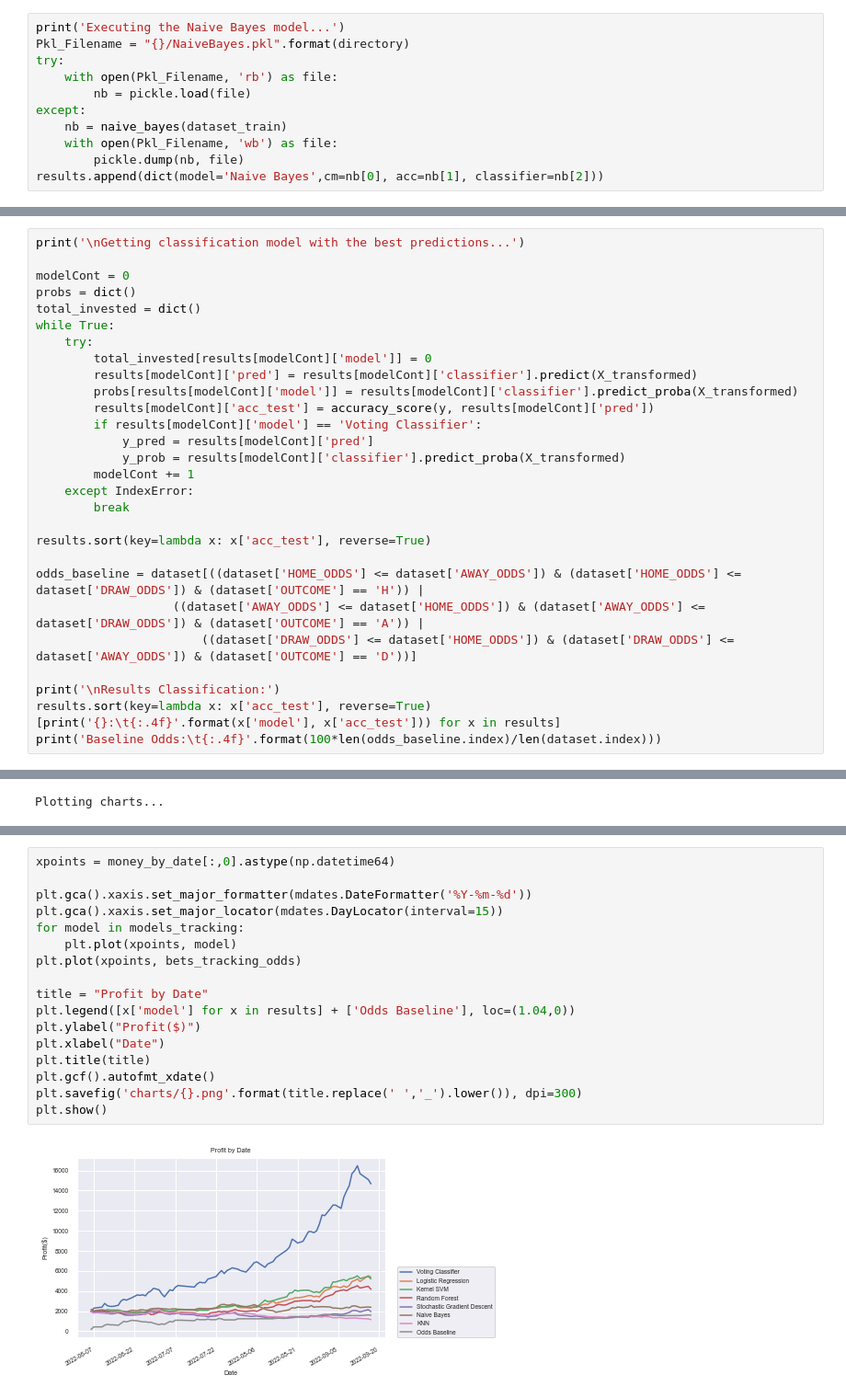
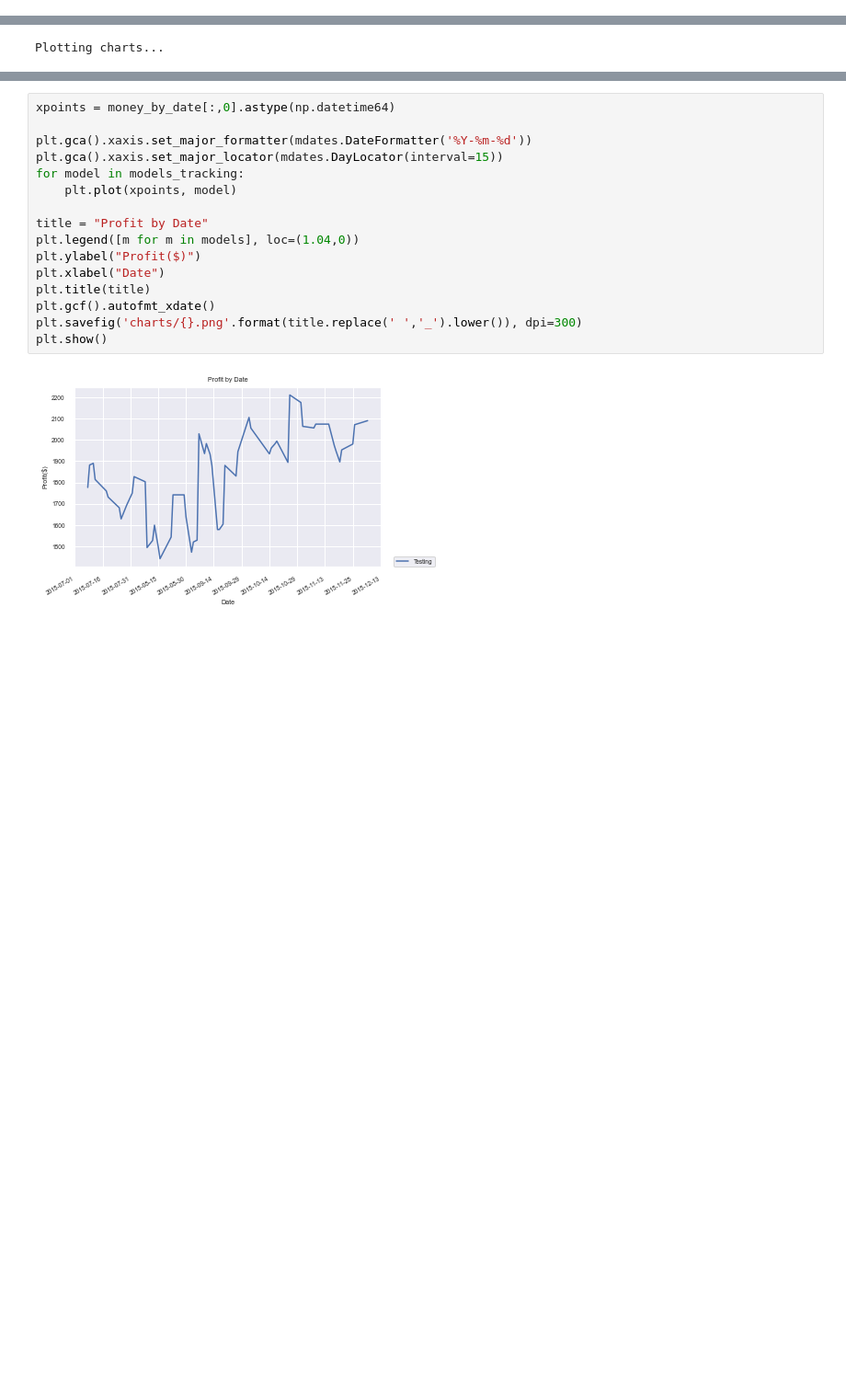
Before and after one commit to caiomelo22/football-predictor, a Jupyter notebook: predictor.ipynb, the cells around one changed output, grey strips where cells are left out. Shown at 92% size. Drawn from its saved outputs; the diff is of its cells as text; blank space fills up the shorter version.

Commit message:
Initial commit to the changes in the way models are built

```diff
--- a/predictor.ipynb
+++ b/predictor.ipynb
@@ -199,11 +130,0 @@ Executing the Kernel SVM model...
-# %%
-print('Executing the Naive Bayes model...')
-Pkl_Filename = "{}/NaiveBayes.pkl".format(directory)
-try:
-    with open(Pkl_Filename, 'rb') as file:
-        nb = pickle.load(file)
-except:
-    nb = naive_bayes(dataset_train)
-    with open(Pkl_Filename, 'wb') as file:
-        pickle.dump(nb, file)
-results.append(dict(model='Naive Bayes',cm=nb[0], acc=nb[1], classifier=nb[2]))
@@ -278,29 +201,0 @@ X_transformed = sc_train.transform(X)
-# %%
-print('\nGetting classification model with the best predictions...')
-
-modelCont = 0
-probs = dict()
-total_invested = dict()
-while True:
-    try:
-        total_invested[results[modelCont]['model']] = 0
-        results[modelCont]['pred'] = results[modelCont]['classifier'].predict(X_transformed)
-        probs[results[modelCont]['model']] = results[modelCont]['classifier'].predict_proba(X_transformed)
-        results[modelCont]['acc_test'] = accuracy_score(y, results[modelCont]['pred'])
-        if results[modelCont]['model'] == 'Voting Classifier':
-            y_pred = results[modelCont]['pred']
-            y_prob = results[modelCont]['classifier'].predict_proba(X_transformed)
-        modelCont += 1
-    except IndexError:
-        break
-
-results.sort(key=lambda x: x['acc_test'], reverse=True)
-
-odds_baseline = dataset[((dataset['HOME_ODDS'] <= dataset['AWAY_ODDS']) & (dataset['HOME_ODDS'] <= dataset['DRAW_ODDS']) & (dataset['OUTCOME'] == 'H')) |
-                   ((dataset['AWAY_ODDS'] <= dataset['HOME_ODDS']) & (dataset['AWAY_ODDS'] <= dataset['DRAW_ODDS']) & (dataset['OUTCOME'] == 'A')) |
-                       ((dataset['DRAW_ODDS'] <= dataset['HOME_ODDS']) & (dataset['DRAW_ODDS'] <= dataset['AWAY_ODDS']) & (dataset['OUTCOME'] == 'D'))]
-
-print('\nResults Classification:')
-results.sort(key=lambda x: x['acc_test'], reverse=True)
-[print('{}:\t{:.4f}'.format(x['model'], x['acc_test'])) for x in results]
-print('Baseline Odds:\t{:.4f}'.format(100*len(odds_baseline.index)/len(dataset.index)))
@@ -490,19 +362,18 @@ plot_bar('Profit by Team', 'Teams', 'Profit', money_by_team_labels, money_by_tea
 # %%
 xpoints = money_by_date[:,0].astype(np.datetime64)
 
 plt.gca().xaxis.set_major_formatter(mdates.DateFormatter('%Y-%m-%d'))
 plt.gca().xaxis.set_major_locator(mdates.DayLocator(interval=15))
 for model in models_tracking:
     plt.plot(xpoints, model)
-plt.plot(xpoints, bets_tracking_odds)
 
 title = "Profit by Date"
-plt.legend([x['model'] for x in results] + ['Odds Baseline'], loc=(1.04,0))
+plt.legend([m for m in models], loc=(1.04,0))
 plt.ylabel("Profit($)")
 plt.xlabel("Date")
 plt.title(title)
 plt.gcf().autofmt_xdate()
 plt.savefig('charts/{}.png'.format(title.replace(' ','_').lower()), dpi=300)
 plt.show()
 # %% [output]
-[figure, old version]
+[figure, new version]
```
Also changed, not shown: parts of 24 cells of this notebook, 1 other file.
